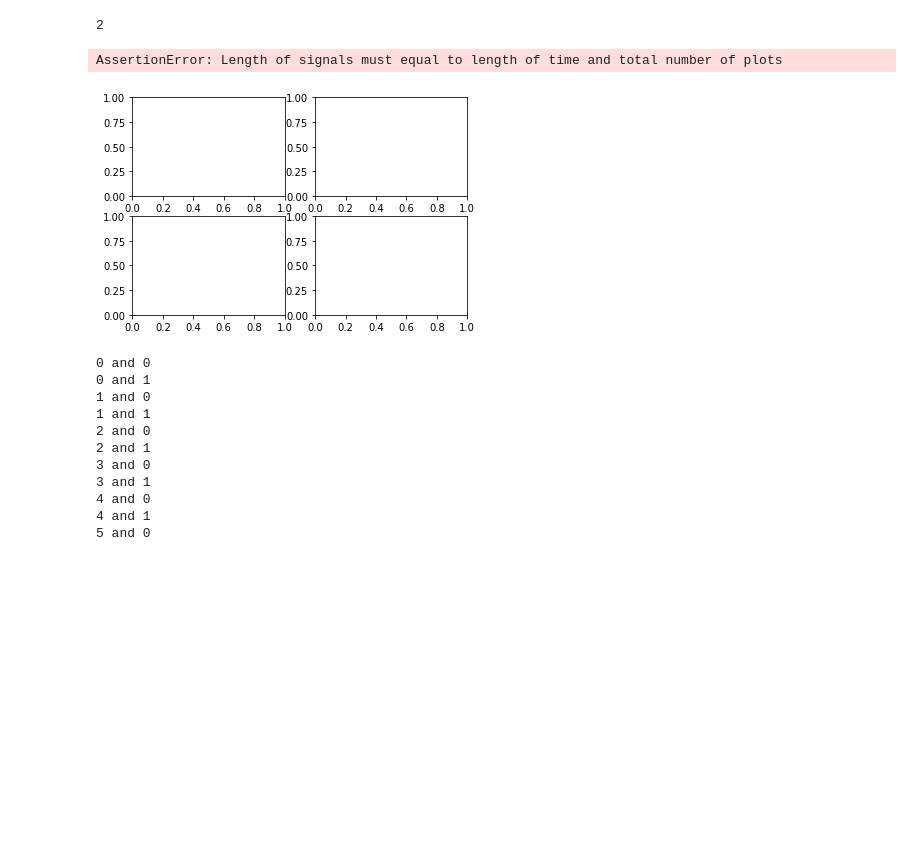
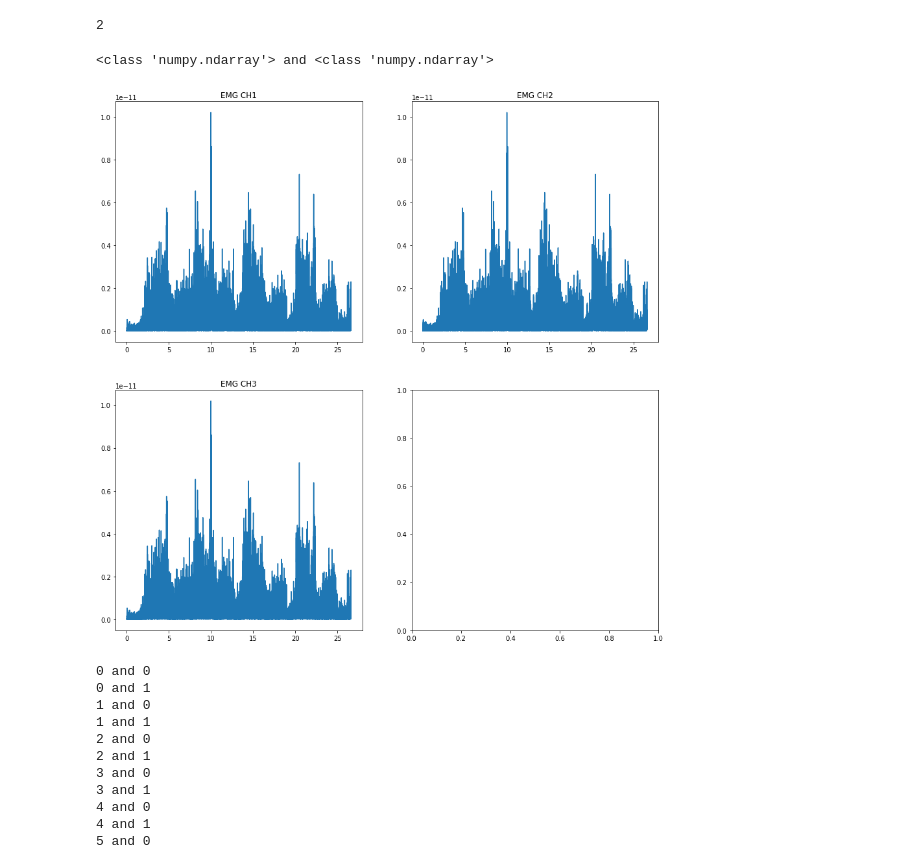
Before and after one commit to jiruifu-jerry0219/UpperLimbEstimator, a Jupyter notebook: data_process/DataPreprocess.ipynb, the cells around one changed output. Drawn from its saved outputs; the diff is of its cells as text; code cells hidden in the pictures; blank space fills up the shorter version.

```diff
--- a/data_process/DataPreprocess.ipynb
+++ b/data_process/DataPreprocess.ipynb
@@ -94,8 +94,16 @@ mean = np.mean(emg, axis = 0)
 emgAvg = emg - mean
 
 angle = angleData.to_numpy()
+
+emgSize = emgAvg.shape
+lpEmg = np.zeros(emgSize)
+
+for i in range(emg.shape[-1]):
+    lpEmg = low_pass(emgAvg[:, i], f, 20, 6, padB = False)
+
+
 # Perform the full wave rectification
-rectEmg = full_wave_rectify(emgAvg)
+rectEmg = full_wave_rectify(lpEmg)
 print(rectEmg.shape[-1] - 1)
 bpEmg = band_pass(rectEmg, fs = f, high_band = 200, low_band = 10, order = 6, padB = True, axs = -1, pad = 0)
 # features = getEMGfeatures(bpEmg, window = 10, step = 10)
@@ -105,13 +113,23 @@ bpEmg = band_pass(rectEmg, fs = f, high_band = 200, low_band = 10, order = 6, pa
 bpAngle = band_pass(angle, fs = f, high_band = 100, low_band = 10, order = 4, axs = -1, padB = True, pad = 0)
 # %% [output]
 2
+# %%
+a = emg.shape
+c = np.zeros(a)
+for i in range(a[-1]):
+    c[:, i] = emg[:, i]
+print(type(c),'and', type(emg))
+# %% [output]
+<class 'numpy.ndarray'> and <class 'numpy.ndarray'>
 # %%
 tit = ['EMG CH1', 'EMG CH2', 'EMG CH3']
 filename = 'emgvstime.png'
-plot_multiple(bpEmg, time, 3, 'Time', 'EMG', tit, filename)
+signal = [bpEmg[:, 0], bpEmg[:, 1], bpEmg[:, 2]]
+t = [time, time, time]
+
+plot_multiple(signal, t, 3, 'Time', 'EMG', tit, filename)
 # %% [output]
-AssertionError: Length of signals must equal to length of time and total number of plots
-[figure, old version]
+[figure, new version]
 # %%
 row = 10
 for i in range(11):
```
Also changed, not shown: 3 other files.
